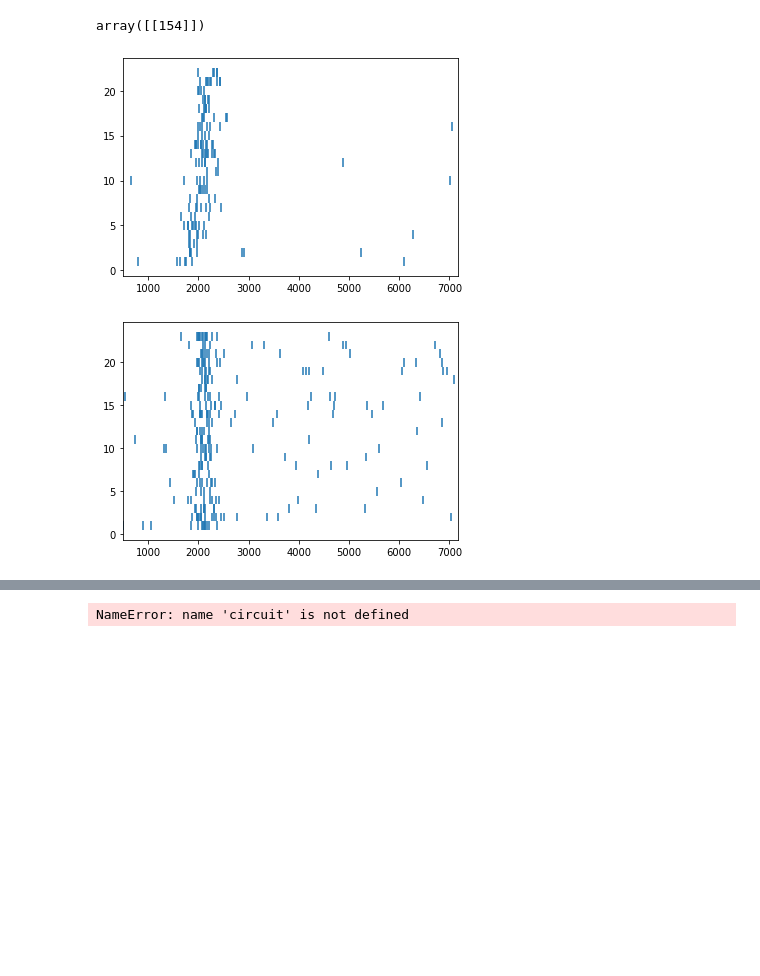
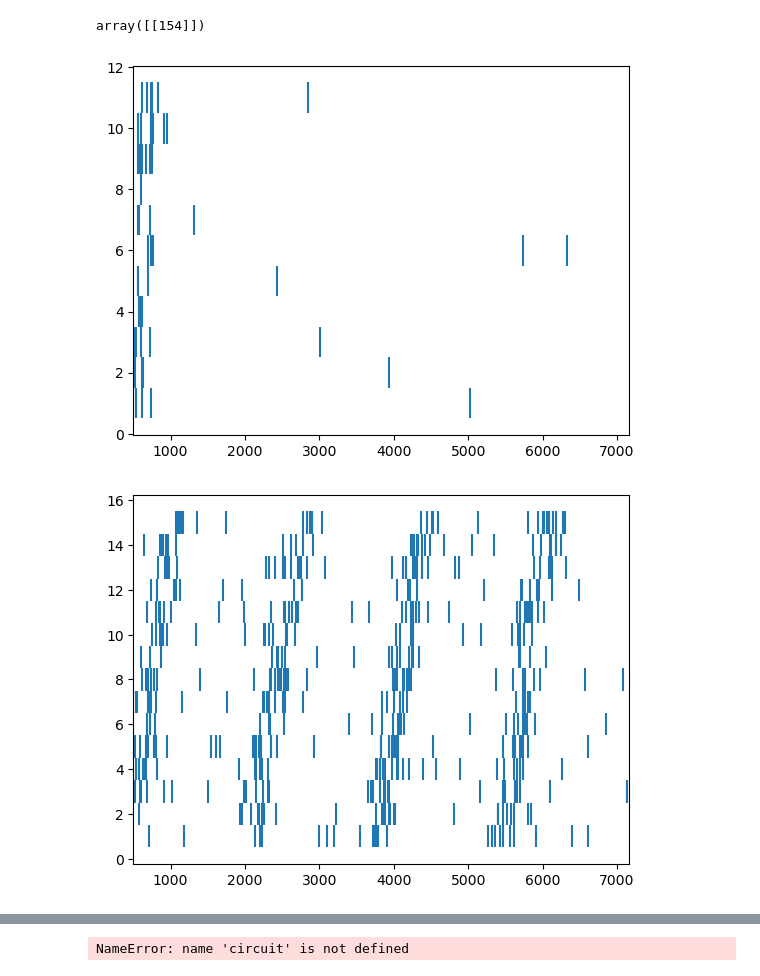
Before and after one commit to soltesz-lab/ca3_biophysical, a Jupyter notebook: notebooks/plot_training.ipynb, the cells around one changed output, grey strips where cells are left out. Drawn from its saved outputs; the diff is of its cells as text; code cells hidden in the pictures; blank space fills up the shorter version.

```diff
--- a/notebooks/plot_training.ipynb
+++ b/notebooks/plot_training.ipynb
@@ -57,21 +60,22 @@ ar.generate_spike_times('Background', dt=dt, delay=delay)
 # %%
 total_fr = None
-plt.figure()
 for i in range(400):
     fr = ar.cell_information['MF']['cell info'][i]['firing rate']
     if i == 0:
-        total_fr = fr
+        total_fr = np.copy(fr)
     else:
         total_fr += fr
+
+plt.figure()
 plt.plot(total_fr)
 plt.show()
 
 
-total_fr = []
+total_fr = None
 for i in range(200):
     fr = ar.cell_information['MEC']['cell info'][i]['firing rate']
     if i == 0:
-        total_fr = fr
+        total_fr = np.copy(fr)
     else:
         total_fr += fr
 
@@ -255,7 +260,8 @@ bk_spike_times  = pull_spike_times(ar.cell_information['Background']['cell info'
 # %%
 np.nonzero(diagram.external_adj_matrices[101][0][115])[0]
 # %%
-ext_spike_times = np.load("../data/ext_spikes_0801-cue-ee-ei-nlaps-5.npz")
+ext_spike_times = np.load("../data/ext_spikes_0801-cue-ee-ei-nlaps-1.npz")
+ext_spike_times = { int(k): v for k,v in ext_spike_times.items() }
 # %%
 np.asarray(place_cells).shape
 # %% [output]
@@ -271,57 +277,64 @@ finish = time_for_single_lap * 1 + 500
 place_cells = diagram.place_information[0]['place']
 
 ctype_offset = diagram.external_information['MF']['ctype offset']
-for z in place_cells[154:155]:
+for z in place_cells[2:3]:
 
     plt.figure()
     src_ids = np.nonzero(diagram.external_adj_matrices[100][0][z])[0]
     i = 0
     for src_id in src_ids:
+
         src_gid = src_id + ctype_offset
-        if str(src_gid) in ext_spike_times:
-            src_gid_spikes = ext_spike_times[str(src_gid)]
-            if len(src_gid_spikes) > 0:
-                src_spikes = src_gid_spikes[np.argwhere(np.logical_and(src_gid_spikes >= start,
-                                                                       src_gid_spikes <= finish))]
-                plt.vlines(list(src_spikes), i+0.5, i+1.5)
-                i += 1
+        if src_gid not in ext_spike_times:
+            continue
+
+        src_gid_spikes = ext_spike_times[src_gid]
+        if len(src_gid_spikes) > 0:
+            src_spikes = src_gid_spikes[np.argwhere(np.logical_and(src_gid_spikes >= start,
+                                                                   src_gid_spikes <= finish))]
+            plt.vlines(list(src_spikes), i+0.5, i+1.5)
+            i += 1
 plt.xlim([start, finish])
 plt.show();
 
 
 ctype_offset = diagram.external_information['MEC']['ctype offset']
-for z in place_cells[154:155]:
+for z in place_cells[2:3]:
 
     plt.figure()
     src_ids = np.nonzero(diagram.external_adj_matrices[101][0][z])[0]
     i = 0
     for src_id in src_ids:
         src_gid = src_id + ctype_offset
-        src_gid_spikes = ext_spike_times[str(src_gid)]
+        if src_gid not in ext_spike_times:
+            continue
+        src_gid_spikes = ext_spike_times[src_gid]
         if len(src_gid_spikes) > 0:
             src_spikes = src_gid_spikes[np.argwhere(np.logical_and(src_gid_spikes >= start,
                                                                    src_gid_spikes <= finish))]
             plt.vlines(list(src_spikes), i+0.5, i+1.5)
             i += 1
 plt.xlim([start, finish])
 plt.show();
 
 ctype_offset = diagram.external_information['LEC']['ctype offset']
-for z in place_cells[154:155]:
+for z in place_cells[2:3]:
 
     plt.figure()
     src_ids = np.nonzero(diagram.external_adj_matrices[102][0][z])[0]
     i = 0
     for src_id in src_ids:
         src_gid = src_id + ctype_offset
-        src_gid_spikes = ext_spike_times[str(src_gid)]
+        if src_gid not in ext_spike_times:
+            continue
+        src_gid_spikes = ext_spike_times[src_gid]
         if len(src_gid_spikes) > 0:
             src_spikes = src_gid_spikes[np.argwhere(np.logical_and(src_gid_spikes >= start,
                                                                    src_gid_spikes <= finish))]
             plt.vlines(list(src_spikes), i+0.5, i+1.5)
             i += 1
 plt.xlim([start, finish])
 plt.show();
 # %% [output]
-[figure, old version]
+[figure, new version]
-[figure, old version]
+[figure, new version]
```
Also changed, not shown: parts of 22 cells of this notebook.
